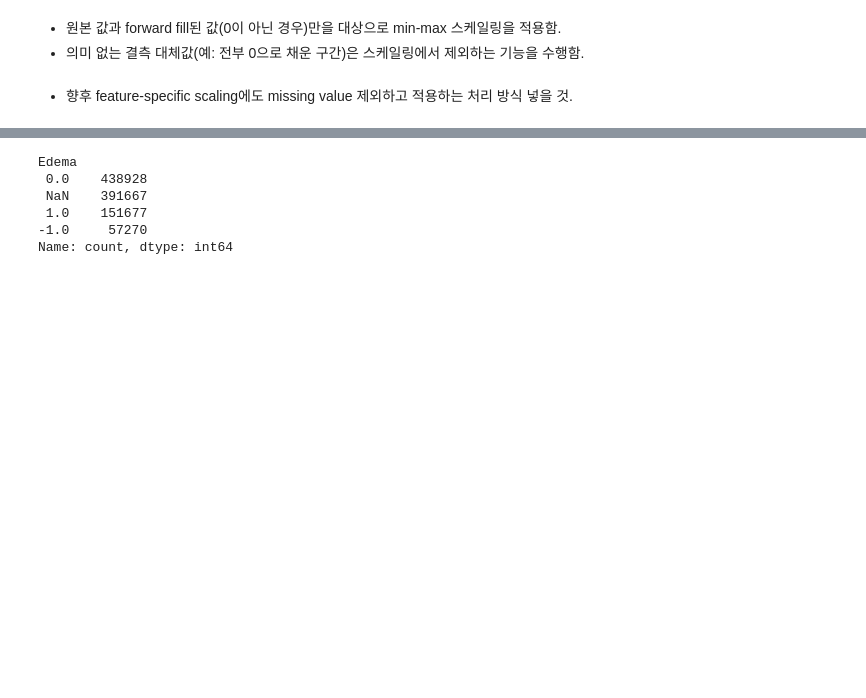
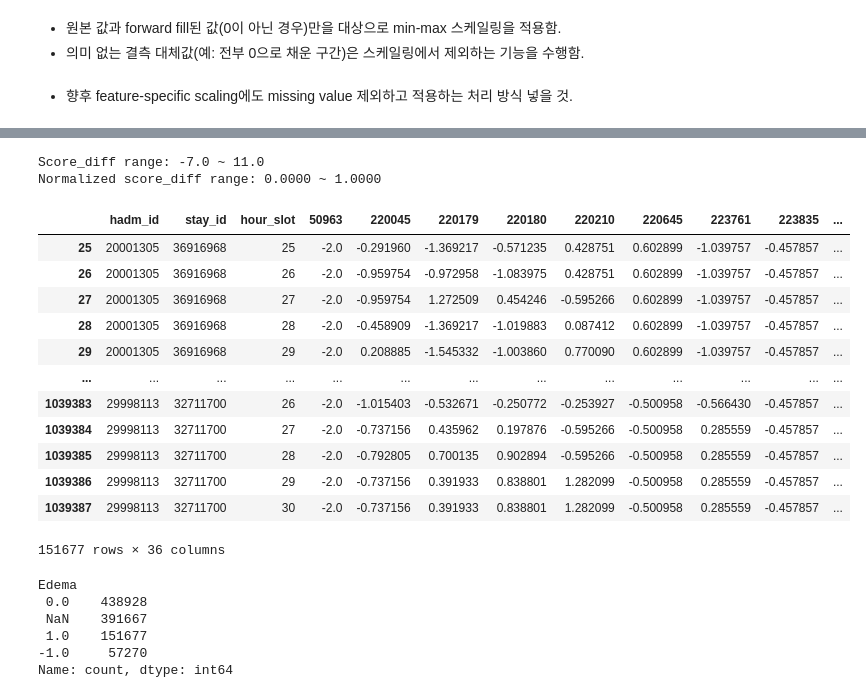
Before and after one commit to lastdancewithyou/multimodal_edema_prediction, a Jupyter notebook: preprocess/time_series_cxr_preprocess_20260316.ipynb, the cells around one changed output, grey strips where cells are left out. Saved outputs shown, nothing was run; the diff lists cells and outputs as text; code cells hidden in the pictures; blank space fills up the shorter version.

```diff
--- a/preprocess/time_series_cxr_preprocess_20260316.ipynb
+++ b/preprocess/time_series_cxr_preprocess_20260316.ipynb
@@ -1702,0 +1310,9 @@ ts_dataset
+# %%
+mask = test['Edema'] == 1.0
+silver_results = test.loc[mask].apply(silver_standard_for_edema, axis=1)
+
+# Edema=1인 행에만 값 할당
+test.loc[mask, 'subtype_label'] = silver_results['label']
+test.loc[mask, 'cpe_score'] = silver_results['cpe_score']
+test.loc[mask, 'ncpe_score'] = silver_results['ncpe_score']
+test.loc[mask, 'score_diff'] = silver_results['score_diff']
@@ -1703 +1406,3 @@ ts_dataset
+# %%
+labeled_ts_dataset = test.copy()
 # %%
@@ -1768,8 +1432,7 @@ label_cols = [
     'score_diff'
 ]
 # %%
-df_masks = ts_dataset[['hadm_id', 'stay_id', 'hour_slot'] + feature_cols + label_cols]
-# df_masks = ts_dataset[['hadm_id', 'stay_id', 'hour_slot'] + feature_cols + label_cols + observed_mask_cols + recency_cols]
+df_masks = labeled_ts_dataset[['hadm_id', 'stay_id', 'hour_slot'] + feature_cols + label_cols]
 # %%
 # recency도 다 넣어야한다고 생각할 수 있는데, chart(+Lab) 말고는 유의미한가?
 df_masks.columns
@@ -2148,3 +1777,30 @@ df_features
+# %%
+SCORE_DIFF_MIN = df_features['score_diff'].min()
+SCORE_DIFF_MAX = df_features['score_diff'].max()
+
+df_features['score_diff_normalized'] = (df_features['score_diff'] - SCORE_DIFF_MIN) / (SCORE_DIFF_MAX - SCORE_DIFF_MIN)
+
+print(f"Score_diff range: {SCORE_DIFF_MIN} ~ {SCORE_DIFF_MAX}")
+print(f"Normalized score_diff range: {df_features['score_diff_normalized'].min():.4f} ~ {df_features['score_diff_normalized'].max():.4f}")
+# %% [output]
+Score_diff range: -7.0 ~ 11.0
+Normalized score_diff range: 0.0000 ~ 1.0000
+# %%
+df_features[df_features['score_diff_normalized'].notnull()]
+# %% [output]
+|  | hadm_id | stay_id | hour_slot | 50963 | 220045 | 220179 | 220180 | 220210 | 220645 | 223761 | 223835 | ... |
+| 25 | 20001305 | 36916968 | 25 | -2.0 | -0.291960 | -1.369217 | -0.571235 | 0.428751 | 0.602899 | -1.039757 | -0.457857 | ... |
+| 26 | 20001305 | 36916968 | 26 | -2.0 | -0.959754 | -0.972958 | -1.083975 | 0.428751 | 0.602899 | -1.039757 | -0.457857 | ... |
+| 27 | 20001305 | 36916968 | 27 | -2.0 | -0.959754 | 1.272509 | 0.454246 | -0.595266 | 0.602899 | -1.039757 | -0.457857 | ... |
+| 28 | 20001305 | 36916968 | 28 | -2.0 | -0.458909 | -1.369217 | -1.019883 | 0.087412 | 0.602899 | -1.039757 | -0.457857 | ... |
+| 29 | 20001305 | 36916968 | 29 | -2.0 | 0.208885 | -1.545332 | -1.003860 | 0.770090 | 0.602899 | -1.039757 | -0.457857 | ... |
+| ... | ... | ... | ... | ... | ... | ... | ... | ... | ... | ... | ... | ... |
+| 1039383 | 29998113 | 32711700 | 26 | -2.0 | -1.015403 | -0.532671 | -0.250772 | -0.253927 | -0.500958 | -0.566430 | -0.457857 | ... |
+| 1039384 | 29998113 | 32711700 | 27 | -2.0 | -0.737156 | 0.435962 | 0.197876 | -0.595266 | -0.500958 | 0.285559 | -0.457857 | ... |
+| 1039385 | 29998113 | 32711700 | 28 | -2.0 | -0.792805 | 0.700135 | 0.902894 | -0.595266 | -0.500958 | 0.285559 | -0.457857 | ... |
+| 1039386 | 29998113 | 32711700 | 29 | -2.0 | -0.737156 | 0.391933 | 0.838801 | 1.282099 | -0.500958 | 0.285559 | -0.457857 | ... |
+| 1039387 | 29998113 | 32711700 | 30 | -2.0 | -0.737156 | 0.391933 | 0.838801 | 1.282099 | -0.500958 | 0.285559 | -0.457857 | ... |
+151677 rows × 36 columns
 # %%
 df_features['Edema'].value_counts(dropna=False)
 # %% [output]
```
Also changed, not shown: parts of 57 cells of this notebook, 8 other files.
